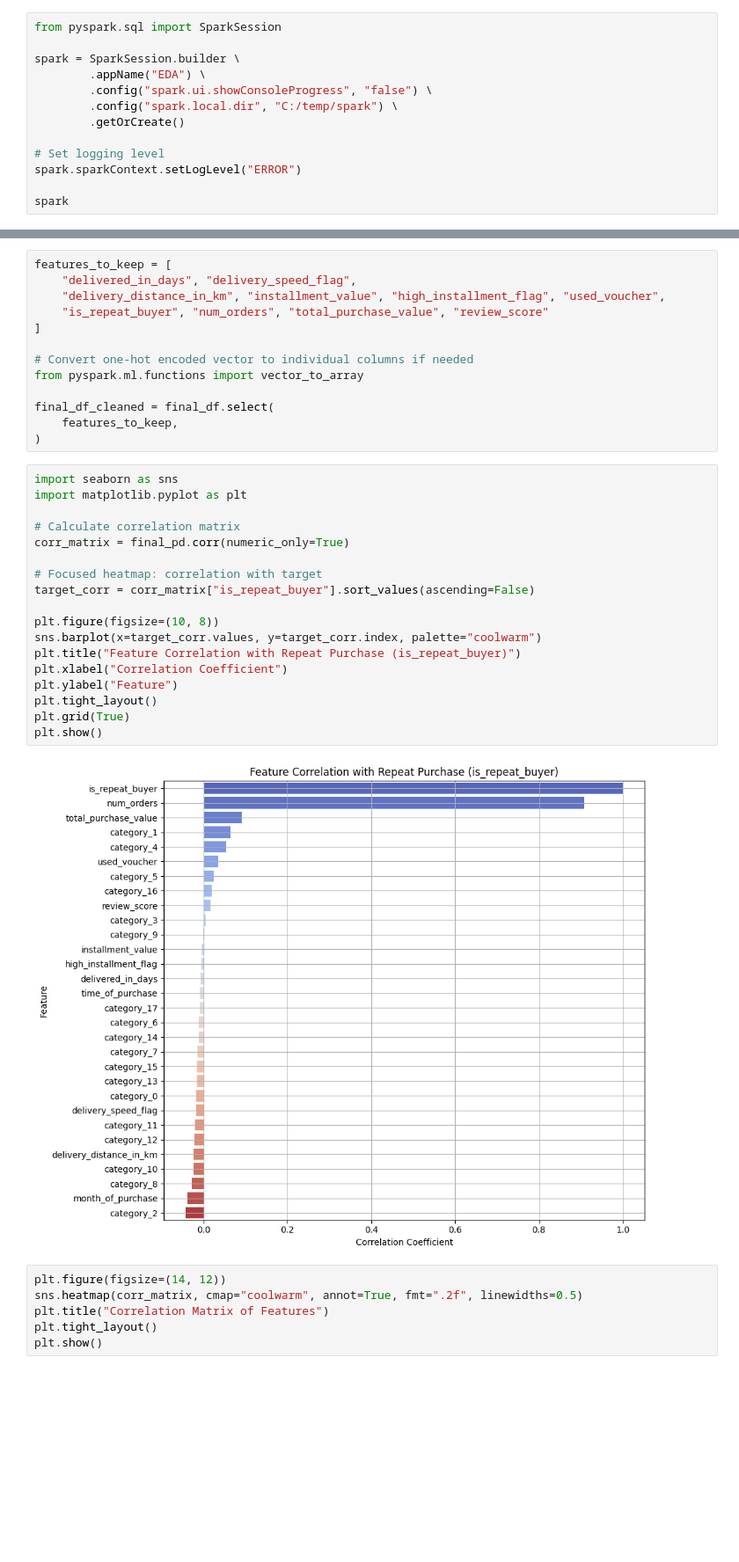
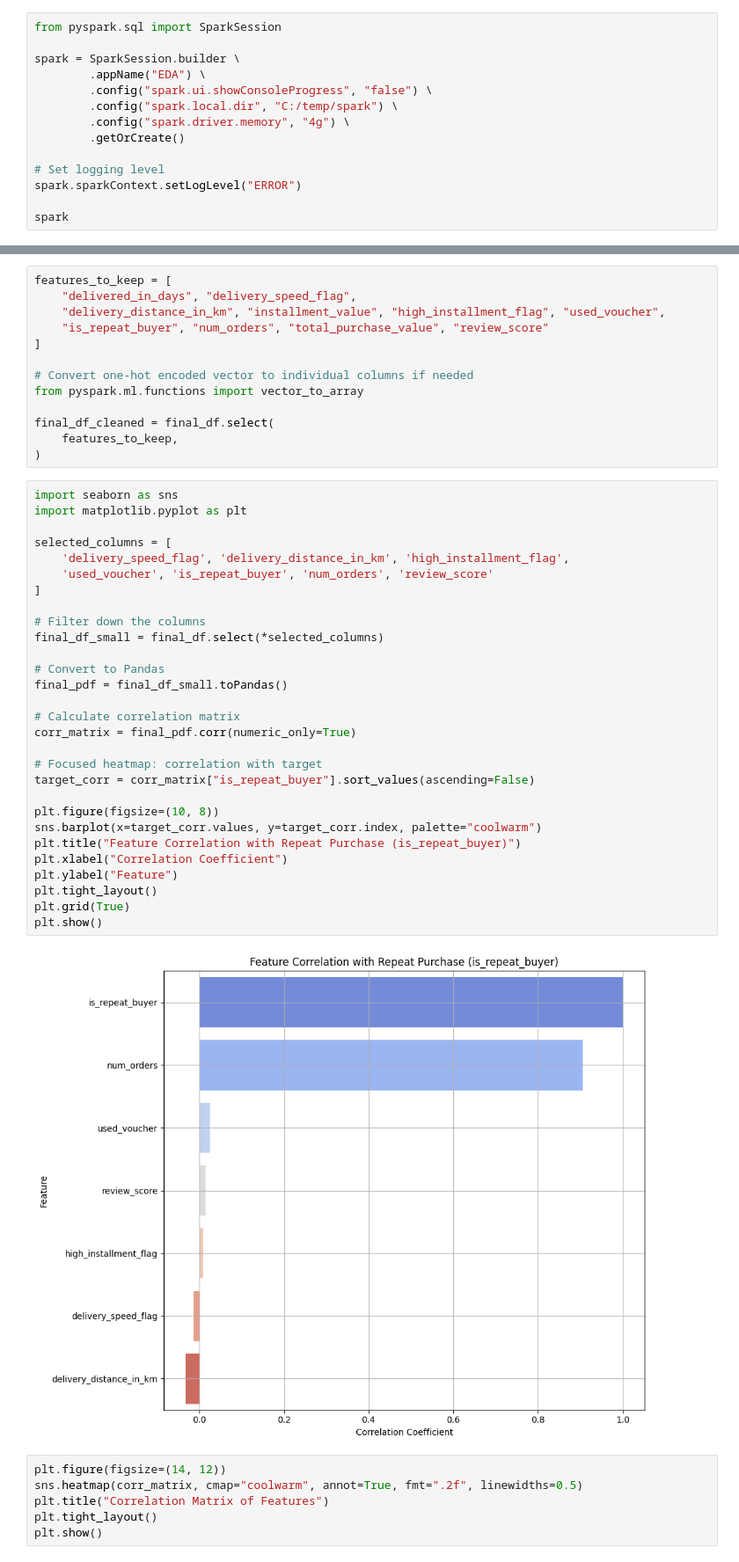
Before and after one commit to FutureYY/309Project, a Jupyter notebook: eda.ipynb, the cells around one changed output, grey strips where cells are left out. Shown at 88% size. Saved outputs shown, nothing was run; the diff lists cells and outputs as text; blank space fills up the shorter version.

```diff
--- a/eda.ipynb
+++ b/eda.ipynb
@@ -28,6 +30,7 @@ spark = SparkSession.builder \
         .appName("EDA") \
         .config("spark.ui.showConsoleProgress", "false") \
         .config("spark.local.dir", "C:/temp/spark") \
+        .config("spark.driver.memory", "4g") \
         .getOrCreate()
 
 # Set logging level
@@ -814,23 +999,34 @@ final_df_cleaned = final_df.select(
 # %%
 import seaborn as sns
 import matplotlib.pyplot as plt
 
+selected_columns = [
+    'delivery_speed_flag', 'delivery_distance_in_km', 'high_installment_flag',
+    'used_voucher', 'is_repeat_buyer', 'num_orders', 'review_score'
+]
+
+# Filter down the columns
+final_df_small = final_df.select(*selected_columns)
+
+# Convert to Pandas
+final_pdf = final_df_small.toPandas()
+
 # Calculate correlation matrix
-corr_matrix = final_pd.corr(numeric_only=True)
+corr_matrix = final_pdf.corr(numeric_only=True)
 
 # Focused heatmap: correlation with target
 target_corr = corr_matrix["is_repeat_buyer"].sort_values(ascending=False)
 
 plt.figure(figsize=(10, 8))
 sns.barplot(x=target_corr.values, y=target_corr.index, palette="coolwarm")
 plt.title("Feature Correlation with Repeat Purchase (is_repeat_buyer)")
 plt.xlabel("Correlation Coefficient")
 plt.ylabel("Feature")
 plt.tight_layout()
 plt.grid(True)
 plt.show()
 # %% [output]
-[figure, old version]
+[figure, new version]
 # %%
 plt.figure(figsize=(14, 12))
 sns.heatmap(corr_matrix, cmap="coolwarm", annot=True, fmt=".2f", linewidths=0.5)
```
Also changed, not shown: parts of 17 cells of this notebook.
